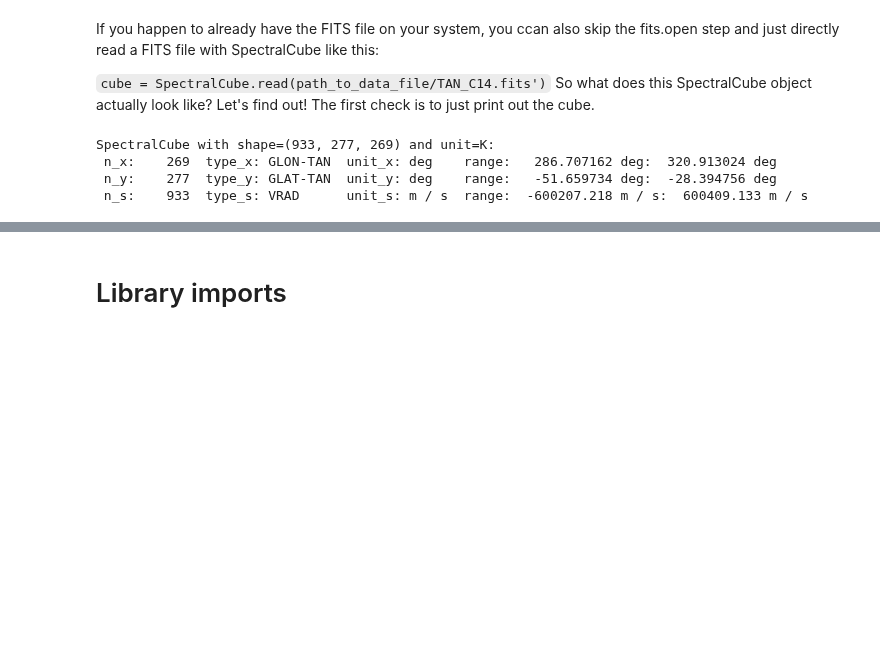
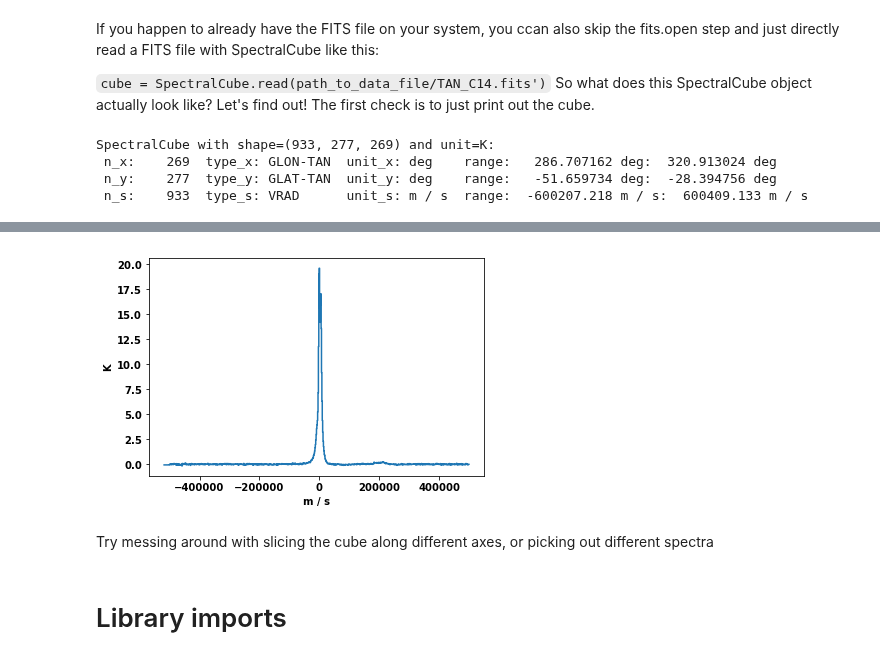
Before and after one commit to astropy/astropy-tutorials, a Jupyter notebook: tutorials/FITS-cubes/FITS-cubes.ipynb, the cells around one changed output, grey strips where cells are left out. Saved outputs shown, nothing was run; the diff lists cells and outputs as text; code cells hidden in the pictures; blank space fills up the shorter version.

```diff
--- a/tutorials/FITS-cubes/FITS-cubes.ipynb
+++ b/tutorials/FITS-cubes/FITS-cubes.ipynb
@@ -57,3 +73,9 @@ The data hidden in the cube lives as an ndarray with shape (n_s, n_y, n_x) so th
+# %%
+cube[:,150,150].quicklook() # Extract a single spectrum through the data cube
+# %% [output]
+[figure, added]
+# %% [markdown]
+Try messing around with slicing the cube along different axes, or picking out different spectra
 # %% [markdown]
 # Library imports
 # %%
```
Also changed, not shown: parts of 2 cells of this notebook.
